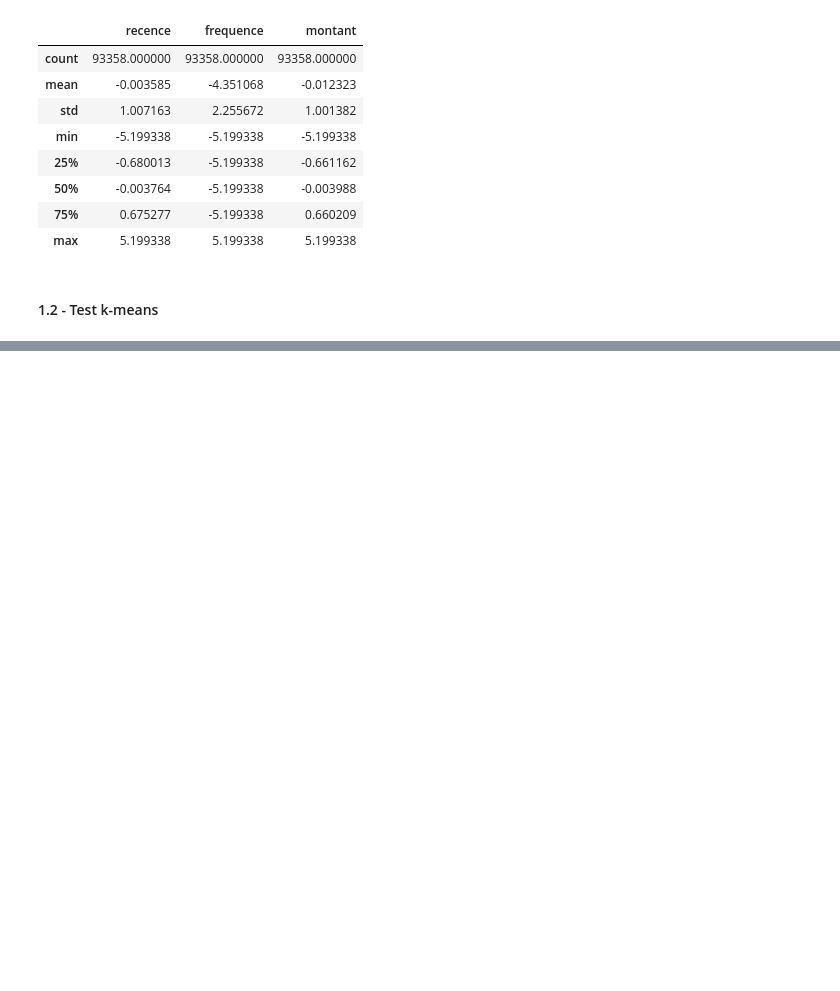
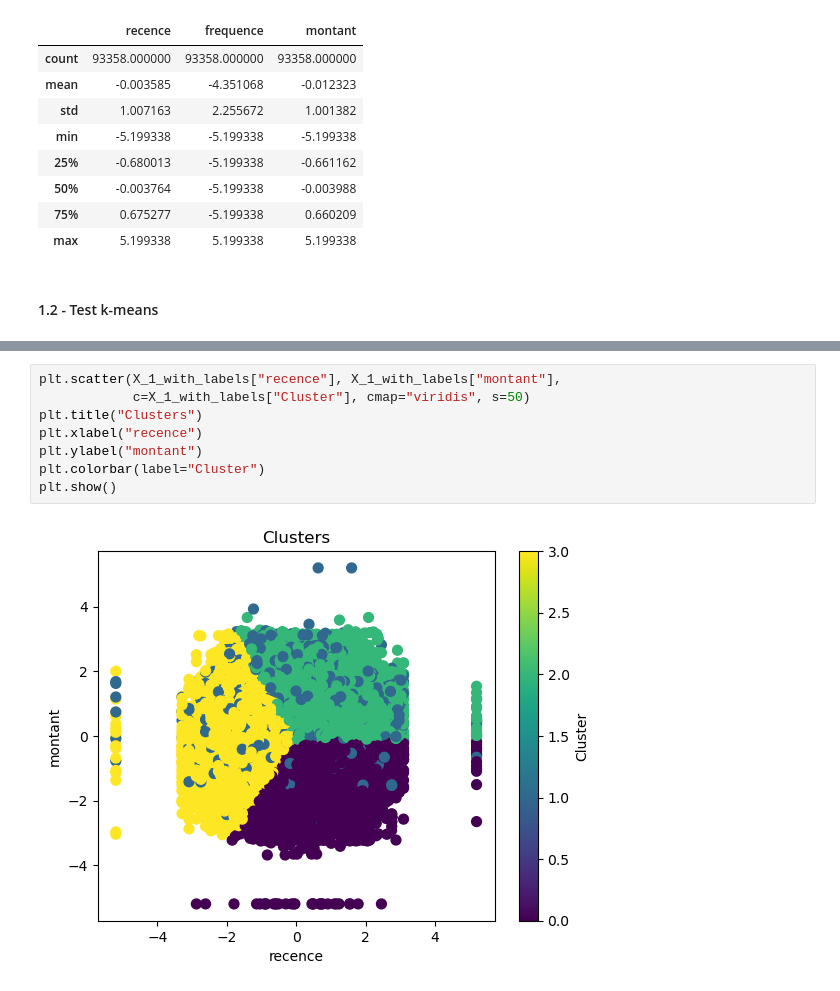
Before and after one commit to ludovic-source/Data_scientist_formation, a Jupyter notebook: projet_5/Projet_5_essais.ipynb, the cells around one changed output, grey strips where cells are left out. Drawn from its saved outputs; the diff is of its cells as text; blank space fills up the shorter version.

```diff
--- a/projet_5/Projet_5_essais.ipynb
+++ b/projet_5/Projet_5_essais.ipynb
@@ -157,0 +235,10 @@ ax = plt.plot(k_list, intertia_list)
+# %%
+plt.scatter(X_1_with_labels["recence"], X_1_with_labels["montant"],
+            c=X_1_with_labels["Cluster"], cmap="viridis", s=50)
+plt.title("Clusters")
+plt.xlabel("recence")
+plt.ylabel("montant")
+plt.colorbar(label="Cluster")
+plt.show()
+# %% [output]
+[figure, added]
```
Also changed, not shown: parts of 20 cells of this notebook.
